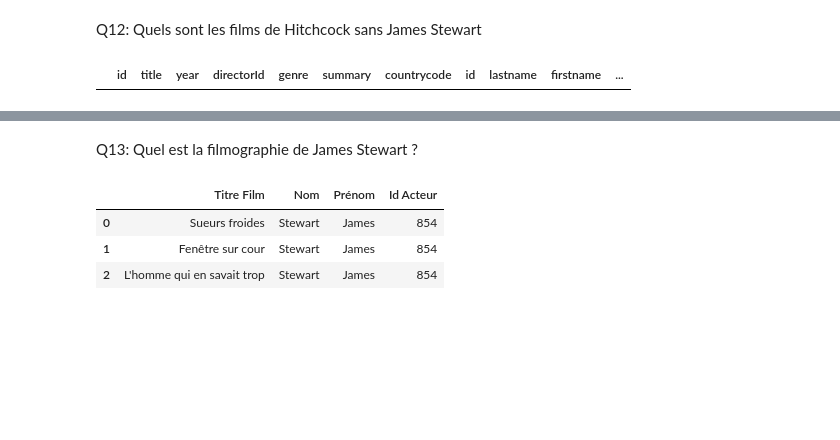
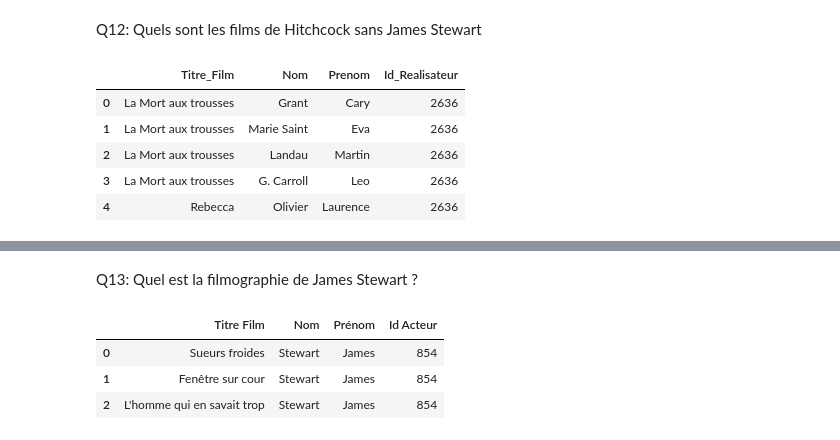
Before and after one commit to MaelleCoriou/Floupics_Movies_2, a Jupyter notebook: movies-3.ipynb, the cells around one changed output, grey strips where cells are left out. Drawn from its saved outputs; the diff is of its cells as text; code cells hidden in the pictures; blank space fills up the shorter version.

```diff
--- a/movies-3.ipynb
+++ b/movies-3.ipynb
@@ -441,16 +468,27 @@ results
 Q12: Quels sont les films de Hitchcock sans James Stewart
 # %%
 sql_query_12 = """
-    SELECT *
-    FROM movies
+    SELECT title AS Titre_Film, lastname AS 'Nom', firstname AS 'Prenom', Id_Realisateur
+    FROM (
+        SELECT movies.directorId AS Id_Realisateur, title, movies.id AS Id_Film
+        FROM movies
+        INNER JOIN artists
+            ON movies.directorId = artists.id
+        WHERE lastname = 'Hitchcock'
+        ) AS Films_Hitchcock
+    INNER JOIN roles
+        ON Films_Hitchcock.Id_Film = roles.movieId
     INNER JOIN artists
-        ON movies.directorId = artists.id
-    INNER JOIN roles
-        ON movies.directorId = roles.actorId
-    WHERE lastname != 'Stewart' AND lastname = 'Hitchcock';
+        ON roles.actorId = artists.id
+    WHERE lastname != 'Stewart' AND firstname != 'James';
 """
 
 results = pd.read_sql_query(sql_query_12, engine)
-results
+results.head()
 # %% [output]
-|  | id | title | year | directorId | genre | summary | countrycode | id | lastname | firstname | ... |
+|  | Titre_Film | Nom | Prenom | Id_Realisateur |
+| 0 | La Mort aux trousses | Grant | Cary | 2636 |
+| 1 | La Mort aux trousses | Marie Saint | Eva | 2636 |
+| 2 | La Mort aux trousses | Landau | Martin | 2636 |
+| 3 | La Mort aux trousses | G. Carroll | Leo | 2636 |
+| 4 | Rebecca | Olivier | Laurence | 2636 |
```
Also changed, not shown: parts of 13 cells of this notebook.
